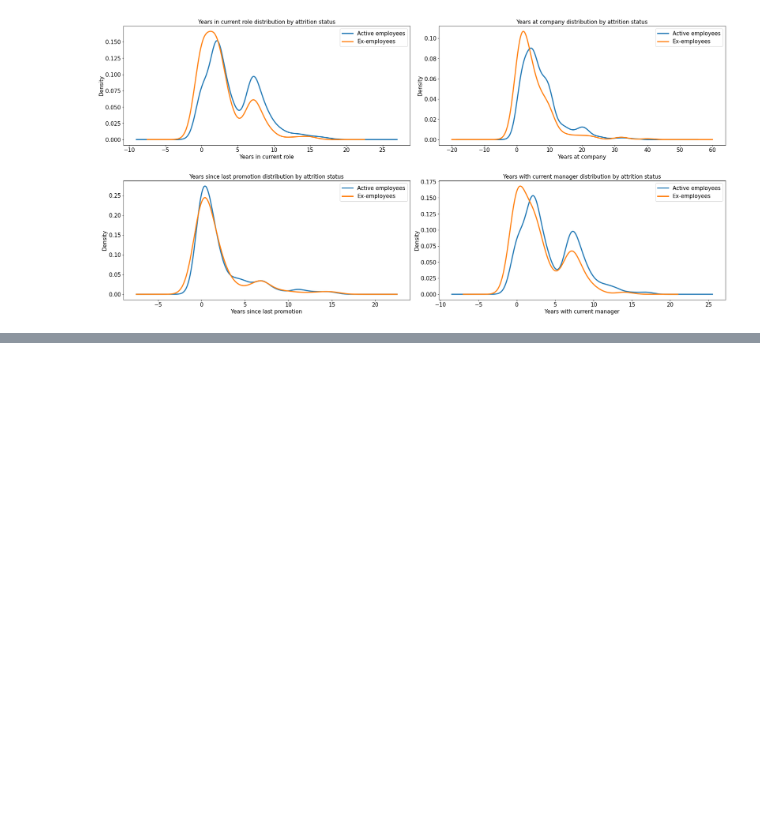
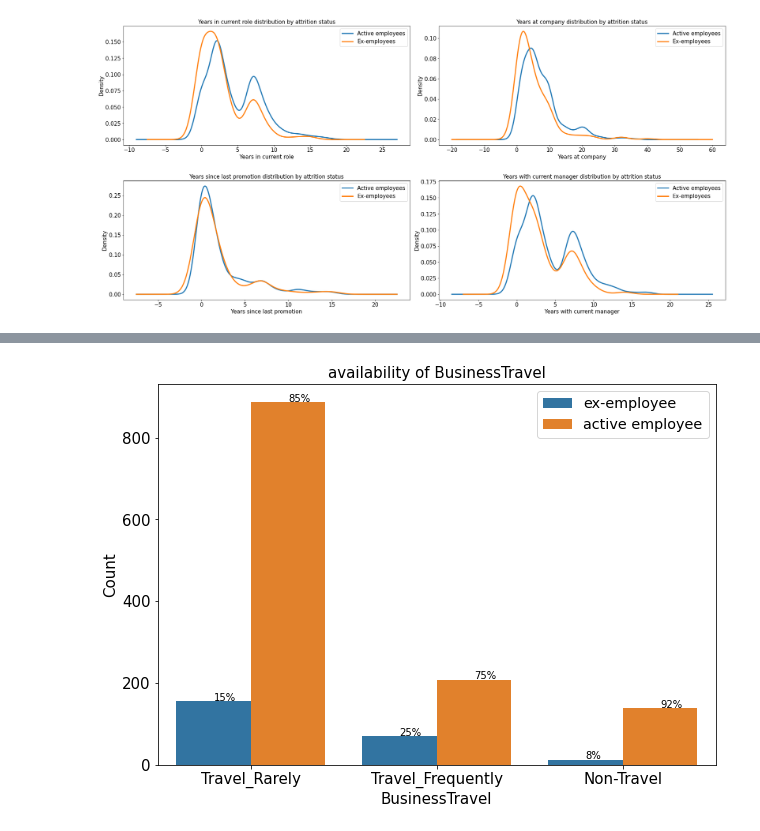
Before and after one commit to slavaminchuk/Employee-Churn, a Jupyter notebook: Отток сотрудников.ipynb, the cells around one changed output, grey strips where cells are left out. Cells and saved outputs as stored; diff of their text form; code cells hidden in the pictures; blank space fills up the shorter version.

```diff
--- a/Отток сотрудников.ipynb
+++ b/Отток сотрудников.ipynb
@@ -321,0 +352,25 @@ plt.plot()
+# %%
+# number of employees with BusinessTravel
+plt.figure(figsize=(10, 7))
+ax=sns.countplot(x=df["BusinessTravel"], hue=df["Attrition"])
+patch = ax.patches
+half = int(len(patch)/2)
+for i in range(half):
+  pat_1= patch[i]
+  pat_2 = patch[i+half]
+  height_1 = pat_1.get_height()
+  height_2 = pat_2.get_height()
+  total = height_1  + height_2
+  width_1 = pat_1.get_x()+pat_1.get_width()/2
+  width_2 = pat_2.get_x()+pat_2.get_width()/2
+  ax.text(width_1,height_1+1,"{:.0%}".format(height_1/total))
+  ax.text(width_2,height_2+1,"{:.0%}".format(height_2/total))
+plt.title("availability of BusinessTravel", fontsize=15)
+plt.legend(["ex-employee", "active employee"],fontsize="x-large")
+plt.xlabel("BusinessTravel", fontsize=15)
+plt.ylabel("Count", fontsize=15)
+plt.xticks(fontsize=15)
+plt.yticks(fontsize=15)
+plt.show()
+# %% [output]
+[figure, added]
```
Also changed, not shown: parts of 46 cells of this notebook.
